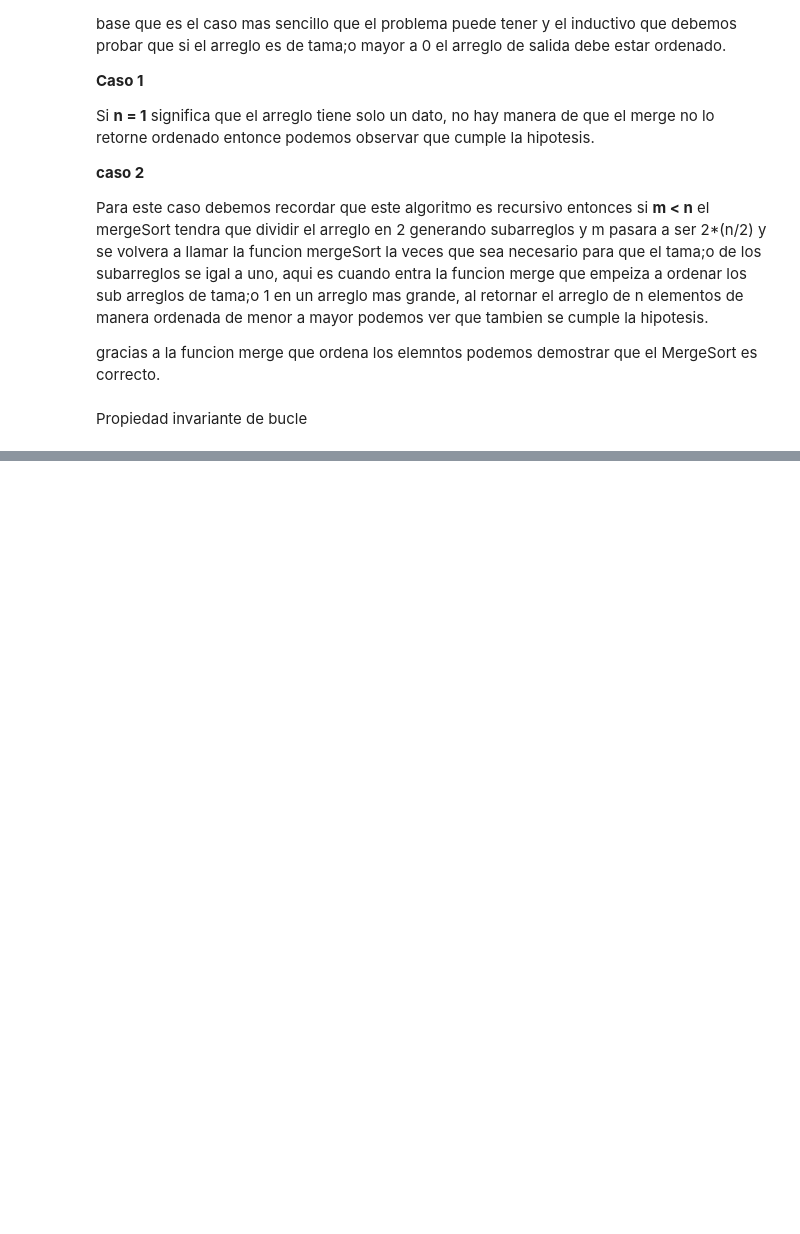
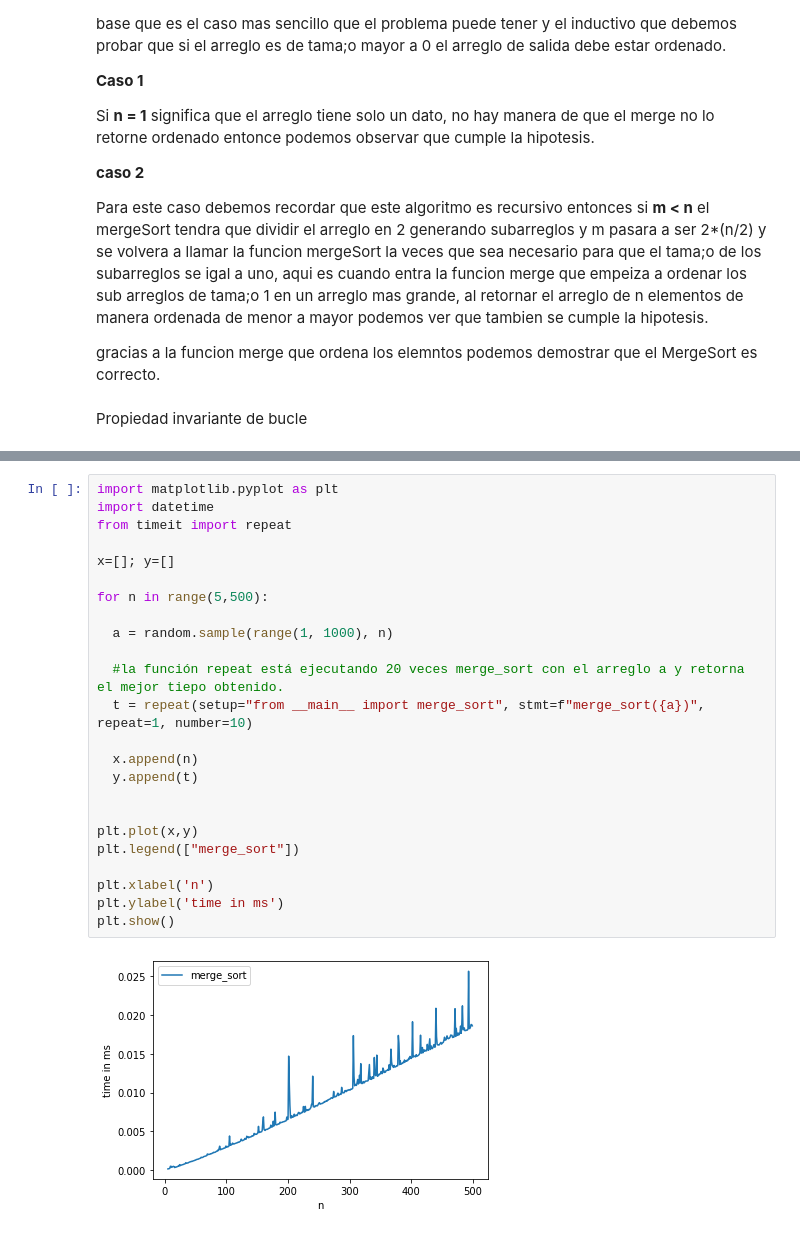
Before and after one commit to Repollo1000/ADA-Informes, a Jupyter notebook: MergeSort.ipynb, the cells around one changed output, grey strips where cells are left out. Cells and saved outputs as stored; diff of their text form; blank space fills up the shorter version.

```diff
--- a/MergeSort.ipynb
+++ b/MergeSort.ipynb
@@ -123,0 +157,26 @@ Propiedad invariante de bucle
+# %%
+import matplotlib.pyplot as plt
+import datetime
+from timeit import repeat
+
+x=[]; y=[]
+
+for n in range(5,500):
+
+  a = random.sample(range(1, 1000), n)
+
+  #la función repeat está ejecutando 20 veces merge_sort con el arreglo a y retorna el mejor tiepo obtenido.
+  t = repeat(setup="from __main__ import merge_sort", stmt=f"merge_sort({a})", repeat=1, number=10)
+
+  x.append(n)
+  y.append(t)
+
+
+plt.plot(x,y)
+plt.legend(["merge_sort"])
+
+plt.xlabel('n')
+plt.ylabel('time in ms')
+plt.show()
+# %% [output]
+[figure, added]
```
Also changed, not shown: parts of 2 cells of this notebook.
